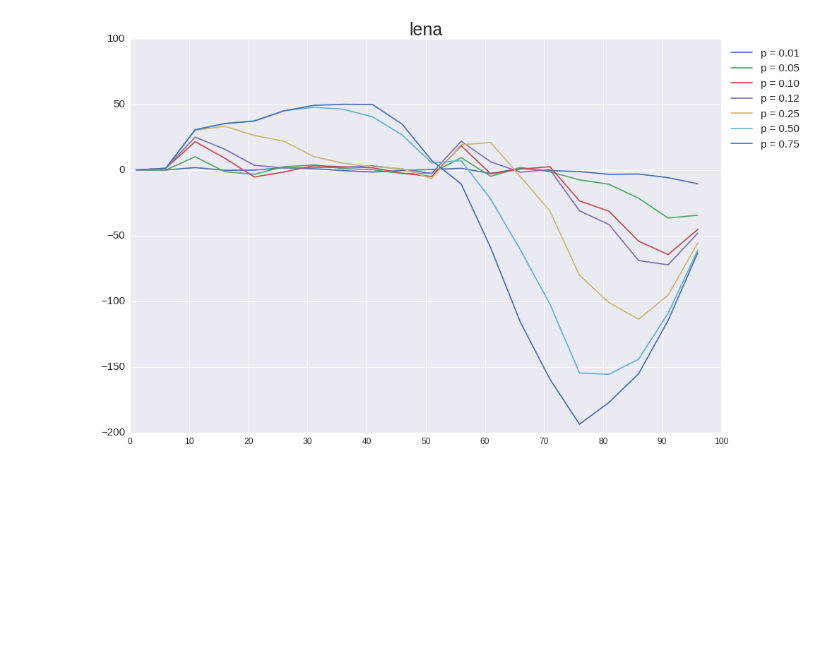
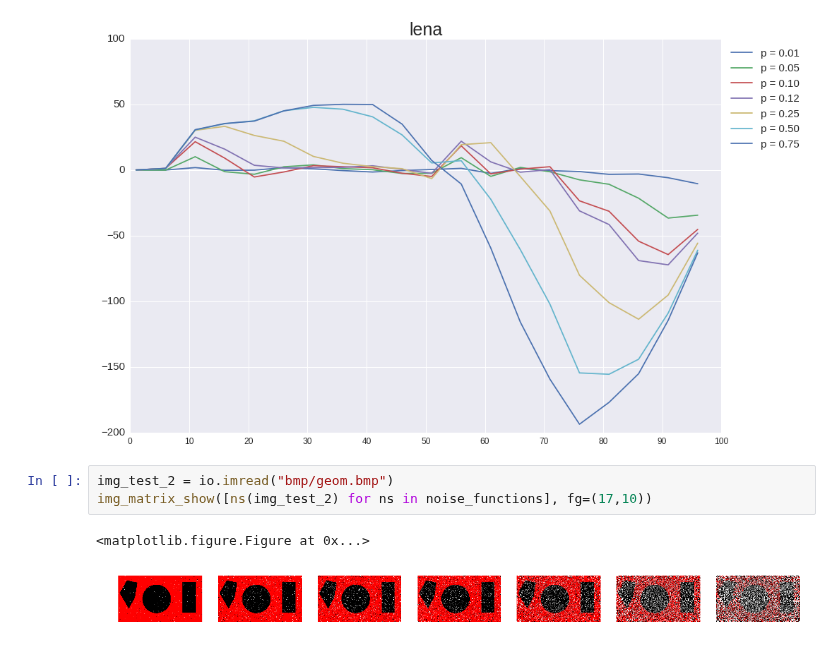
Before and after one commit to npazosmendez/jpeg, a Jupyter notebook: experimentando.ipynb, the cells around one changed output. Drawn from its saved outputs; the diff is of its cells as text; blank space fills up the shorter version.

```diff
--- a/experimentando.ipynb
+++ b/experimentando.ipynb
@@ -192,3 +213,9 @@ plt.title("lena", fontsize=25)
 plt.show()
 # %% [output]
 [figure]
+# %%
+img_test_2 = io.imread("bmp/geom.bmp")
+img_matrix_show([ns(img_test_2) for ns in noise_functions], fg=(17,10))
+# %% [output]
+<matplotlib.figure.Figure at 0x...>
+[figure, added]
```
Also changed, not shown: parts of 4 cells of this notebook.
